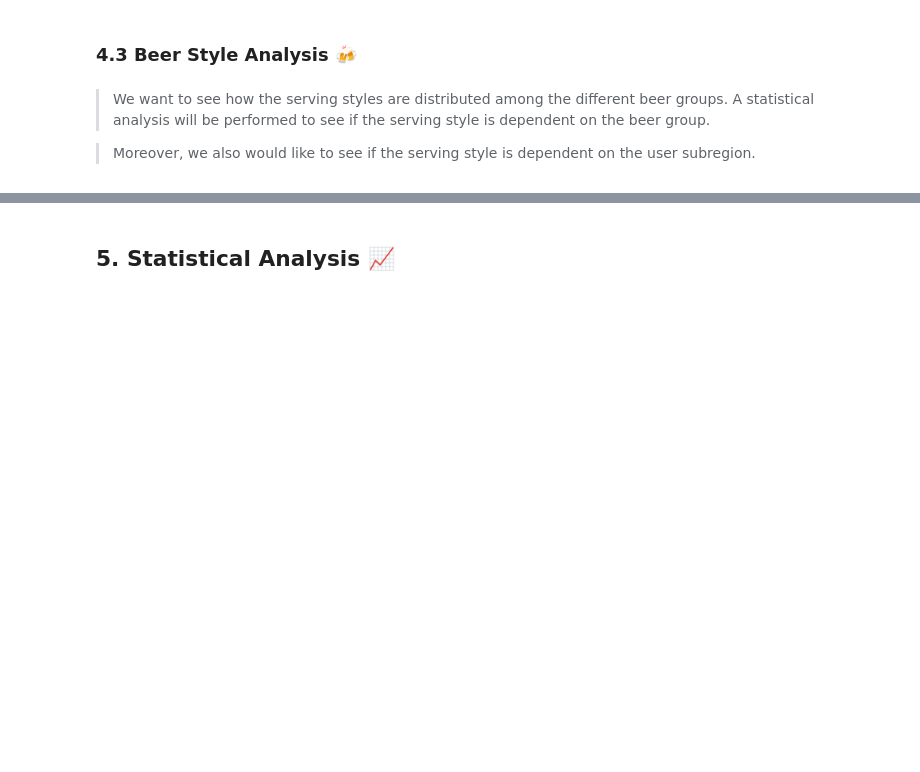
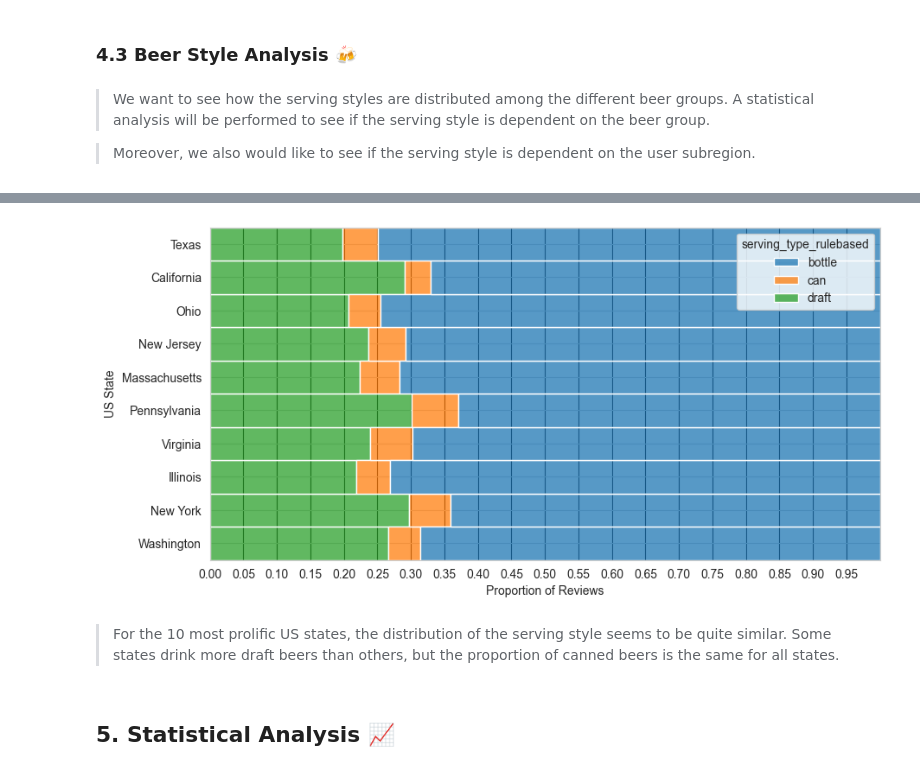
Before and after one commit to epfl-ada/ada-2023-project-beeradaventure46, a Jupyter notebook: Milestone_3.ipynb, the cells around one changed output, grey strips where cells are left out. Drawn from its saved outputs; the diff is of its cells as text; code cells hidden in the pictures; blank space fills up the shorter version.

Commit message:
US state

```diff
--- a/Milestone_3.ipynb
+++ b/Milestone_3.ipynb
@@ -1819,6 +1819,26 @@ plt.gca().invert_yaxis()
 plt.show()
 # %% [output]
 [figure]
+# %%
+# filter the df to keep only the 10 US states with the most reviews
+top_10_US_states = df['user_US_state'].value_counts().sort_values(ascending=False).head(10).index
+df_US_top_10 = df[df['user_US_state'].isin(top_10_US_states)].copy(deep=True)
+# %%
+# show the distribution of serving types normalized for the top 10 US states with the most reviews
+plt.figure(figsize=(10, 5))
+sns.histplot(data=df_US_top_10, y='user_US_state', hue='serving_type_rulebased', multiple='fill', hue_order=order_type)
+plt.xlabel('Proportion of Reviews')
+plt.ylabel('US State')
+# add vertical lines
+plt.grid(axis='x', linewidth=0.8, color='black')
+plt.xticks(np.arange(0, 1, 0.05))
+plt.gca().invert_yaxis()
+# plt.savefig('figures/serving_type_US_top_10.png', dpi=300, bbox_inches='tight')
+plt.show()
+# %% [output]
+[figure, added]
+# %% [markdown]
+> For the 10 most prolific US states, the distribution of the serving style seems to be quite similar. Some states drink more draft beers than others, but the proportion of canned beers is the same for all states.
 # %% [markdown]
 ## 5. Statistical Analysis 📈 <a id='5-statistical-analysis'></a>
 # %%
```
Also changed, not shown: parts of 1 cell of this notebook, 1 other file.
